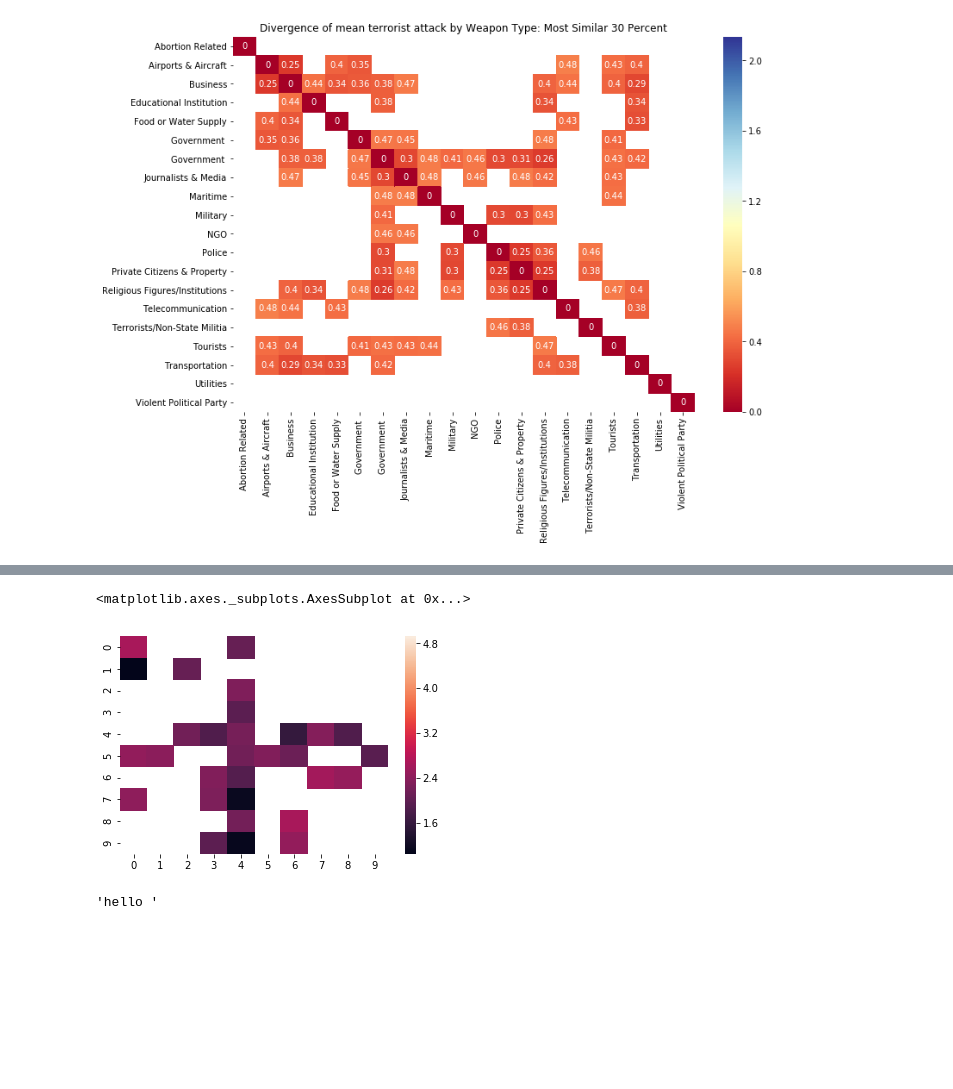
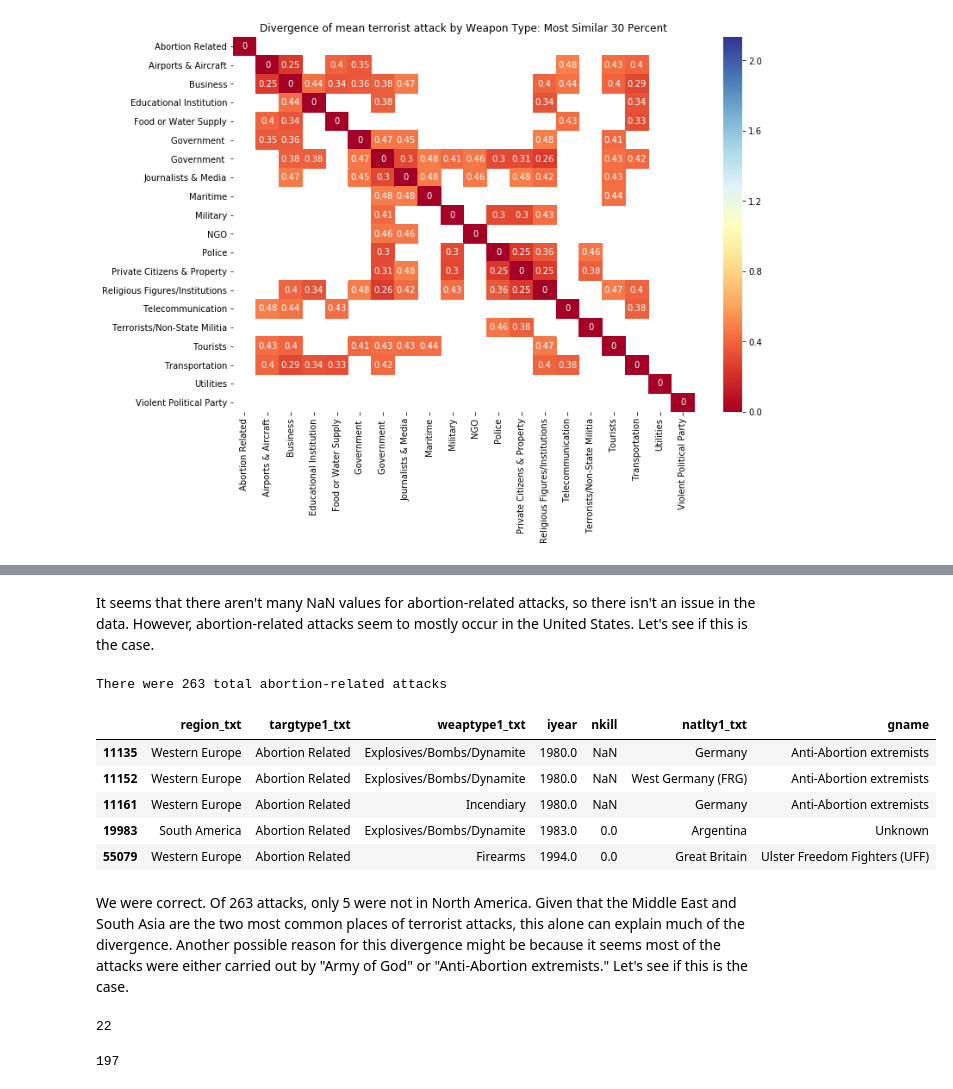
Before and after one commit to jacobakh/ML4CT, a Jupyter notebook: counter_terrorism_nb2.ipynb, the cells around one changed output, grey strips where cells are left out. Drawn from its saved outputs; the diff is of its cells as text; code cells hidden in the pictures; blank space fills up the shorter version.

```diff
--- a/counter_terrorism_nb2.ipynb
+++ b/counter_terrorism_nb2.ipynb
@@ -218,9 +151,23 @@ array([[False,  True,  True,  True, False,  True,  True,  True,  True,
-# %%
-sns.heatmap(distances, mask=distances > np_cutoff)
-# %% [output]
-<matplotlib.axes._subplots.AxesSubplot at 0x...>
-[figure, removed]
-# %%
-'hello ( )'.split('(')[0]
-# %% [output]
-'hello '
+# %% [markdown]
+It seems that there aren't many NaN values for abortion-related attacks, so there isn't an issue in the data. However, abortion-related attacks seem to mostly occur in the United States. Let's see if this is the case.
+# %%
+print('There were {} total abortion-related attacks'.format(len(abortion_attacks)))
+abortion_attacks[abortion_attacks['region_txt'] != 'North America'][traits_to_compare]
+# %% [output]
+There were 263 total abortion-related attacks
+|  | region_txt | targtype1_txt | weaptype1_txt | iyear | nkill | natlty1_txt | gname |
+| 11135 | Western Europe | Abortion Related | Explosives/Bombs/Dynamite | 1980.0 | NaN | Germany | Anti-Abortion extremists |
+| 11152 | Western Europe | Abortion Related | Explosives/Bombs/Dynamite | 1980.0 | NaN | West Germany (FRG) | Anti-Abortion extremists |
+| 11161 | Western Europe | Abortion Related | Incendiary | 1980.0 | NaN | Germany | Anti-Abortion extremists |
+| 19983 | South America | Abortion Related | Explosives/Bombs/Dynamite | 1983.0 | 0.0 | Argentina | Unknown |
+| 55079 | Western Europe | Abortion Related | Firearms | 1994.0 | 0.0 | Great Britain | Ulster Freedom Fighters (UFF) |
+# %% [markdown]
+We were correct. Of 263 attacks, only 5 were not in North America. Given that the Middle East and South Asia are the two most common places of terrorist attacks, this alone can explain much of the divergence. Another possible reason for this divergence might be because it seems most of the attacks were either carried out by "Army of God" or "Anti-Abortion extremists." Let's see if this is the case.
+# %%
+len(abortion_attacks[abortion_attacks['gname'] == 'Army of God'])
+# %% [output]
+22
+# %%
+len(abortion_attacks[abortion_attacks['gname'] == 'Anti-Abortion extremists'])
+# %% [output]
+197
```
Also changed, not shown: parts of 22 cells of this notebook.
